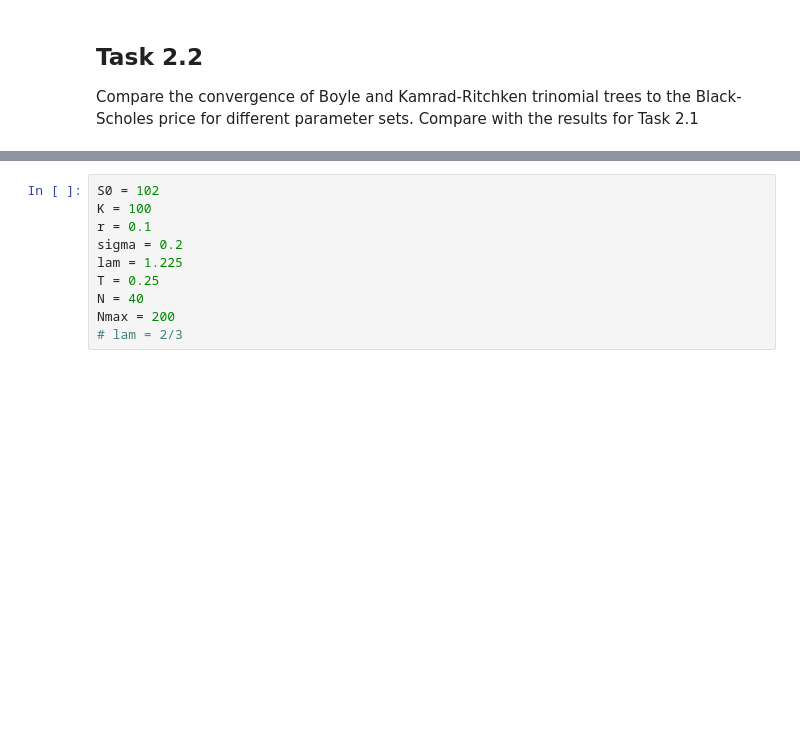
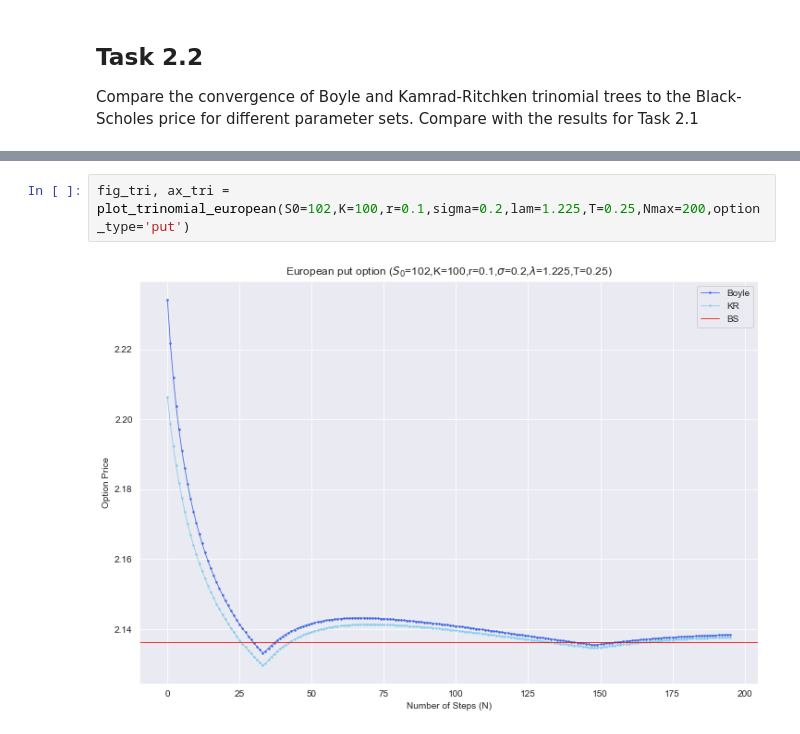
Before and after one commit to martyna-B/Computational_finance, a Jupyter notebook: List 2/list2.ipynb, the cells around one changed output, grey strips where cells are left out. Saved outputs shown, nothing was run; the diff lists cells and outputs as text; blank space fills up the shorter version.

```diff
--- a/List 2/list2.ipynb
+++ b/List 2/list2.ipynb
@@ -462,11 +471,5 @@ def plot_trinomial_american(S0,K,r,sigma,lam,T,Nmax, option_type):
 # %%
-S0 = 102
-K = 100
-r = 0.1
-sigma = 0.2
-lam = 1.225
-T = 0.25
-N = 40
-Nmax = 200
-# lam = 2/3
+fig_tri, ax_tri = plot_trinomial_european(S0=102,K=100,r=0.1,sigma=0.2,lam=1.225,T=0.25,Nmax=200,option_type='put')
+# %% [output]
+[figure, added]
 # %%
```
Also changed, not shown: parts of 20 cells of this notebook.
